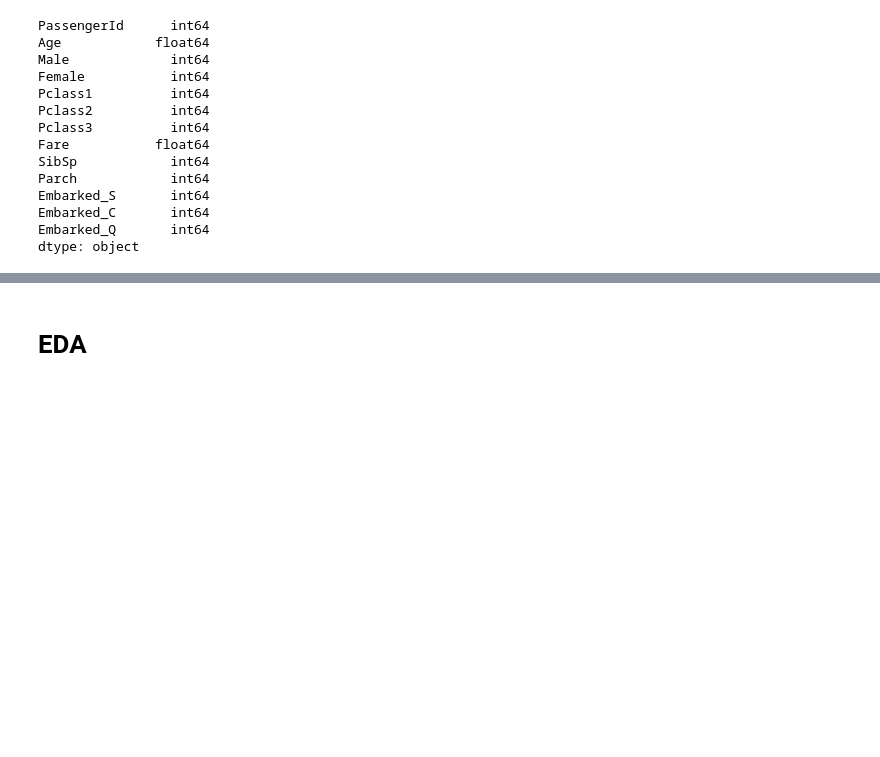
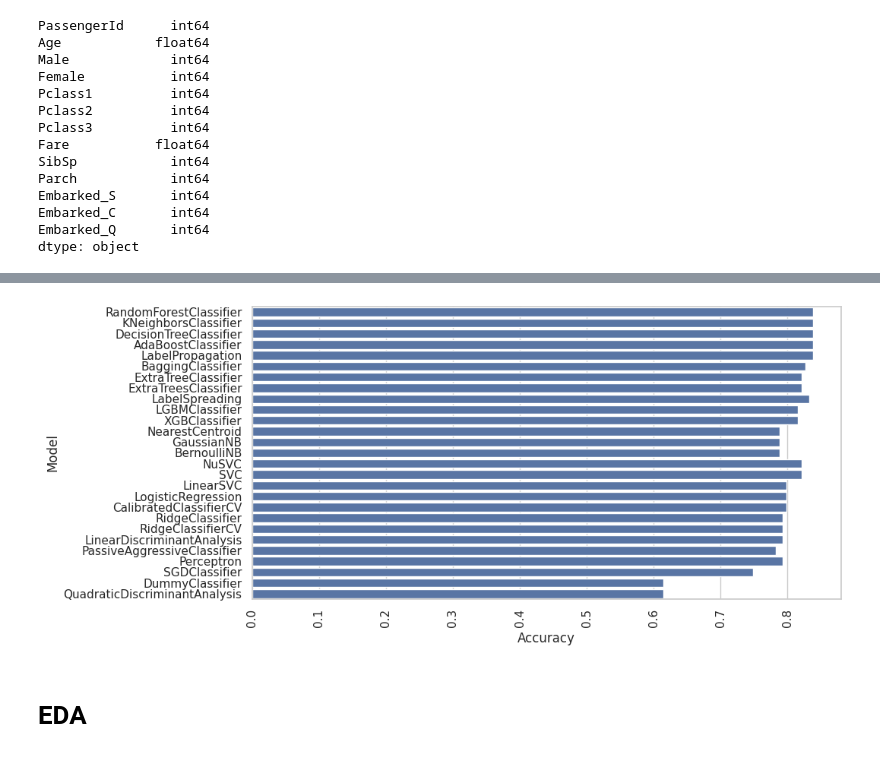
Before and after one commit to techisteps/KaggleCompetition, a Jupyter notebook: Kaggle_Titanic.ipynb, the cells around one changed output, grey strips where cells are left out. Drawn from its saved outputs; the diff is of its cells as text; code cells hidden in the pictures; blank space fills up the shorter version.

```diff
--- a/Kaggle_Titanic.ipynb
+++ b/Kaggle_Titanic.ipynb
@@ -355,0 +460,8 @@ GS.best_params_
+# %%
+from sklearn.metrics import confusion_matrix
+modelVar = RandomForestClassifier()
+
+modelVar.fit(train_X, train_y)
+pred_y = modelVar.predict(test_X)
+modelVar.score(test_X, test_y)
+confusion_matrix(test_y, pred_y)
@@ -355,0 +493,18 @@ GS.best_params_
+# %%
+from lazypredict import LazyClassifier
+
+from sklearn.datasets import load_breast_cancer
+from sklearn.model_selection import train_test_split
+
+# data = load_breast_cancer()
+# X = data.data
+# y= data.target
+
+# train_X, test_X, train_y, test_y
+# X_train, X_test, y_train, y_test = train_test_split(X, y,test_size=.5,random_state =123)
+
+clf = LazyClassifier(verbose=0,ignore_warnings=True, custom_metric=None)
+models,predictions = clf.fit(train_X, test_X, train_y, test_y)
+
+print(models)
+print(predictions)
@@ -356,3 +529,13 @@ GS.best_params_
+# %%
+# print(models)
+plt.figure(figsize=(10, 5))
+sns.set_theme(style="whitegrid")
+# sns.barplot(x=models.index, y=models['Accuracy'])
+ax = sns.barplot(y=models.index, x=models['Accuracy'])
+plt.xticks(rotation=90)
+plt.show()
+# %% [output]
+[figure, added]
 # %% [markdown]
 # EDA
 # %%
```
Also changed, not shown: parts of 9 cells of this notebook.
